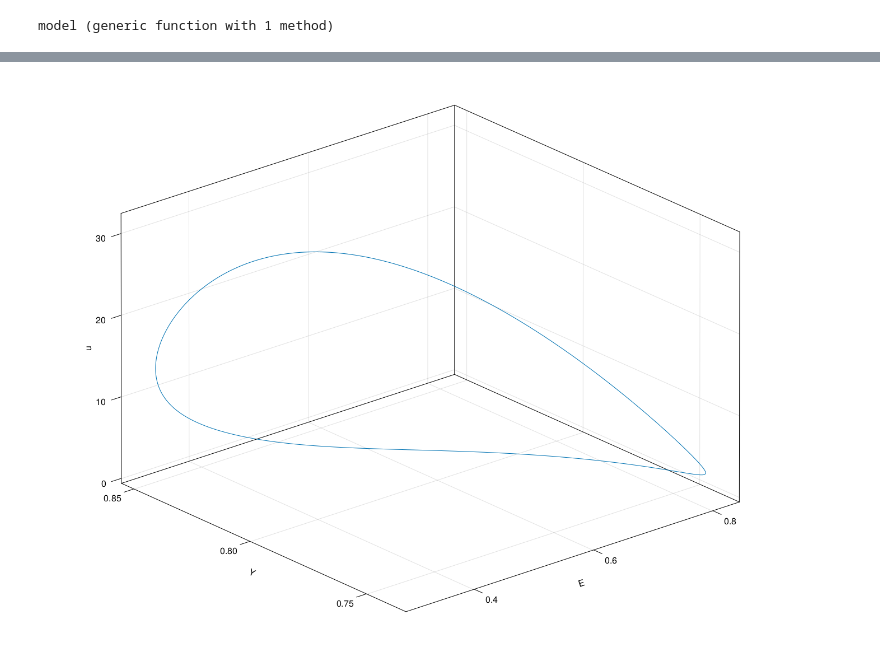
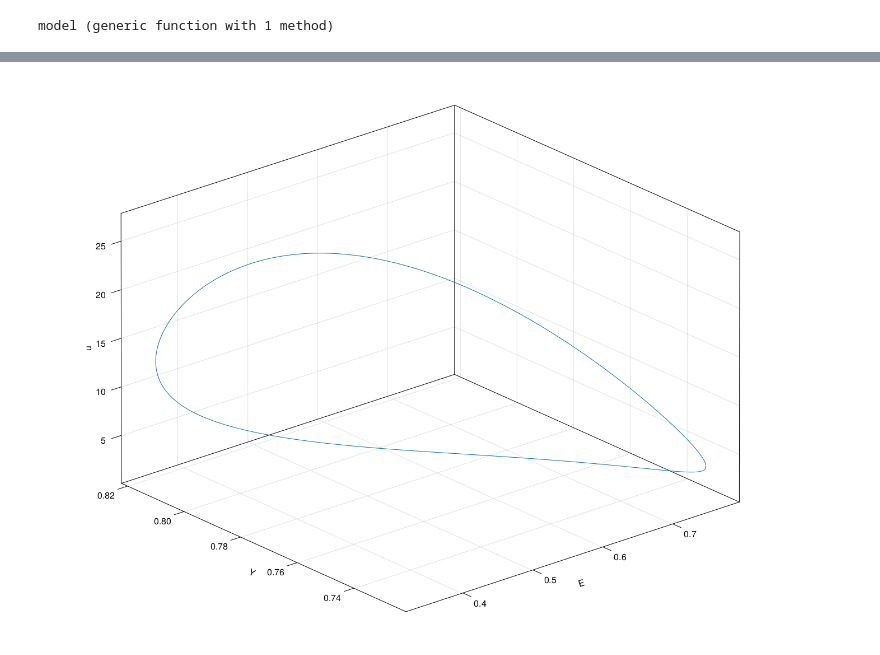
Before and after one commit to SergeyNovak777/dynamical-systems, a Jupyter notebook: Tsodyks&Markram/system Barabash 2d_map SLE.ipynb, the cells around one changed output, grey strips where cells are left out. Cells and saved outputs as stored; diff of their text form; code cells hidden in the pictures.

```diff
--- a/Tsodyks&Markram/system Barabash 2d_map SLE.ipynb
+++ b/Tsodyks&Markram/system Barabash 2d_map SLE.ipynb
@@ -91,18 +86,11 @@ f
-# %%
-cord1 = 2
-cord2 = 3
-cord3 = 1
-f = Figure(resolution = (1400, 1000))
-ts, tf = 1, 100000
-ax = Axis3(f[1, 1], xlabel = "E", ylabel = "Y", zlabel = "u")
-lines!(tr[ts:tf, cord1], tr[ts:tf, cord2], tr[ts:tf, cord3], linewidth = 1)
-#scatter!(fp[1][cord1], fp[1][cord2], fp[1][cord3], color = "red", label = "$fp[1]")
-#scatter!(fp[2][cord1], fp[2][cord2], fp[2][cord3], color = "orange", label = "$fp[2]")
-#scatter!(fp[3][cord1], fp[3][cord2], fp[3][cord3], color = "lime", label = "$fp[3]")
-
-f
-# %% [output]
-[figure, removed]
+# %%
+f = Figure(resolution = (1400, 1000))
+ts, tf = 1, 10000
+ax = Axis3(f[1, 1], xlabel = "E", ylabel = "Y", zlabel = "u")
+lines!(tr[ts:tf, cord1], tr[ts:tf, cord2], tr[ts:tf, cord3], linewidth = 1)
+f
+# %% [output]
+[figure, added]
 # %%
 λλ = lyapunovspectrum(ds, tspan[2], Δt = 1, Ttr = tspan[2]/2; diffeq = (alg = RK4(),  adaptive = false, dt = 0.01) )
 # %% [output]
```
Also changed, not shown: parts of 21 cells of this notebook, 11 other files.
